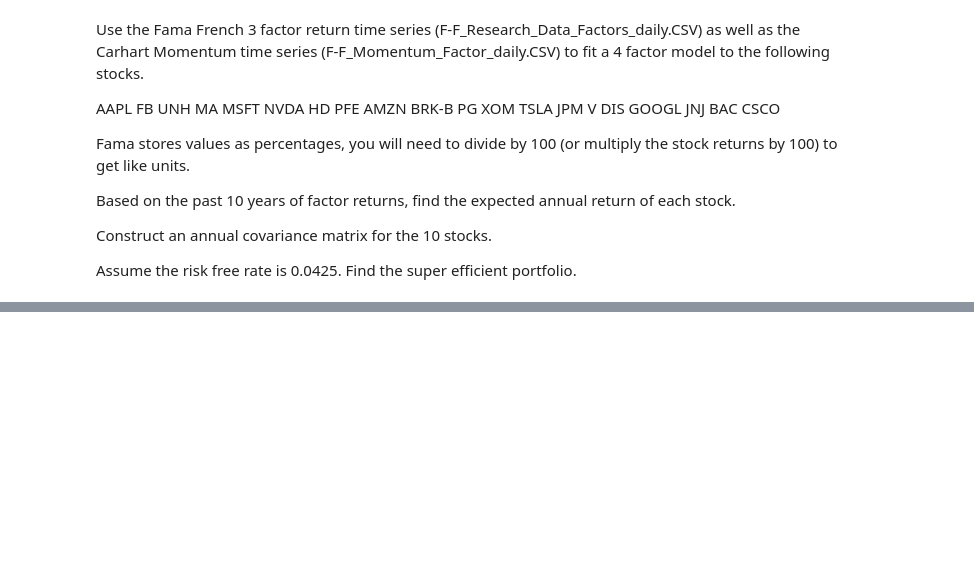
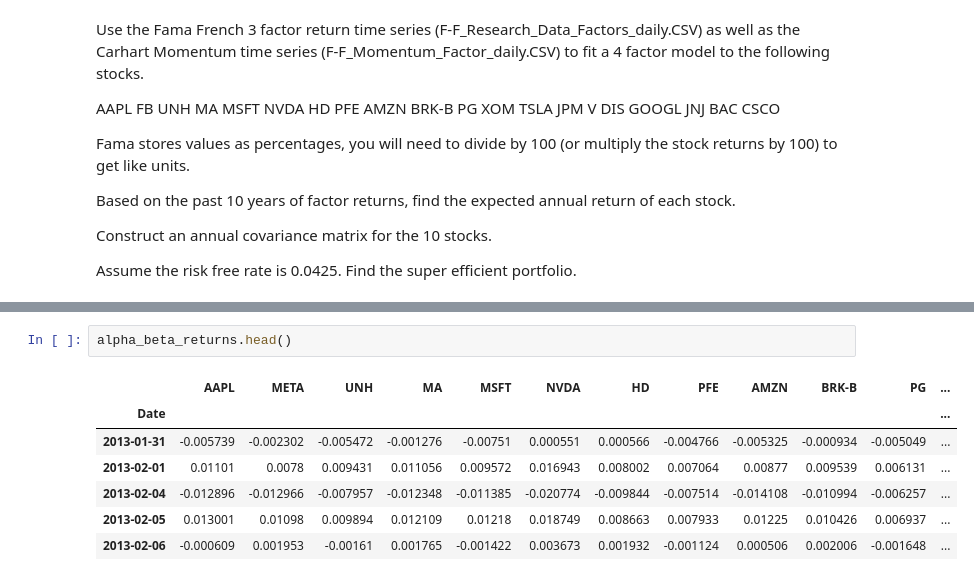
Before and after one commit to NemoDarjeeling/Fintech545, a Jupyter notebook: week7/week7_assignment/week7_assignment.ipynb, the cells around one changed output, grey strips where cells are left out. Drawn from its saved outputs; the diff is of its cells as text; blank space fills up the shorter version.

```diff
--- a/week7/week7_assignment/week7_assignment.ipynb
+++ b/week7/week7_assignment/week7_assignment.ipynb
@@ -590,0 +658,10 @@ Assume the risk free rate is 0.0425. Find the super efficient portfolio.
+# %%
+alpha_beta_returns.head()
+# %% [output]
+|  | AAPL | META | UNH | MA | MSFT | NVDA | HD | PFE | AMZN | BRK-B | PG | ... |
+| Date |  |  |  |  |  |  |  |  |  |  |  | ... |
+| 2013-01-31 | -0.005739 | -0.002302 | -0.005472 | -0.001276 | -0.00751 | 0.000551 | 0.000566 | -0.004766 | -0.005325 | -0.000934 | -0.005049 | ... |
+| 2013-02-01 | 0.01101 | 0.0078 | 0.009431 | 0.011056 | 0.009572 | 0.016943 | 0.008002 | 0.007064 | 0.00877 | 0.009539 | 0.006131 | ... |
+| 2013-02-04 | -0.012896 | -0.012966 | -0.007957 | -0.012348 | -0.011385 | -0.020774 | -0.009844 | -0.007514 | -0.014108 | -0.010994 | -0.006257 | ... |
+| 2013-02-05 | 0.013001 | 0.01098 | 0.009894 | 0.012109 | 0.01218 | 0.018749 | 0.008663 | 0.007933 | 0.01225 | 0.010426 | 0.006937 | ... |
+| 2013-02-06 | -0.000609 | 0.001953 | -0.00161 | 0.001765 | -0.001422 | 0.003673 | 0.001932 | -0.001124 | 0.000506 | 0.002006 | -0.001648 | ... |
```
Also changed, not shown: parts of 16 cells of this notebook.
